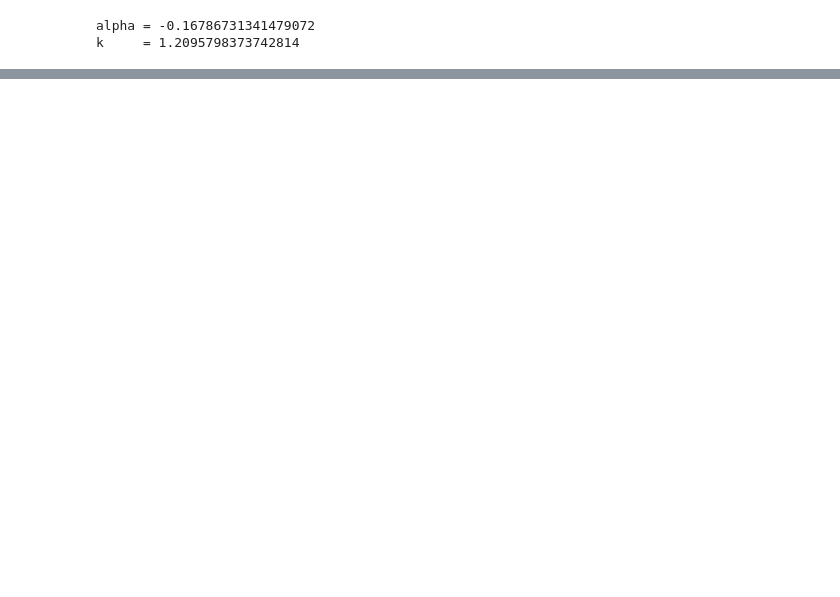
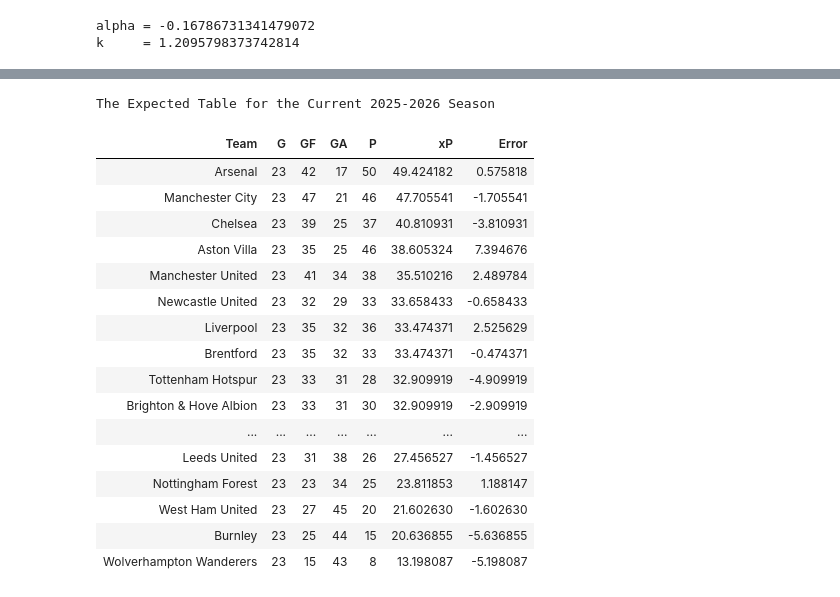
Before and after one commit to william-w-zhao/Modeling-Pythagorean-Expectation-for-the-Premier-League, a Jupyter notebook: Traditional Pythagorean Calculation.ipynb, the cells around one changed output, grey strips where cells are left out. Saved outputs shown, nothing was run; the diff lists cells and outputs as text; code cells hidden in the pictures; blank space fills up the shorter version.

```diff
--- a/Traditional Pythagorean Calculation.ipynb
+++ b/Traditional Pythagorean Calculation.ipynb
@@ -150,0 +149,42 @@ Bias: -2.385288148641097e-07
+# %%
+file_path = "premier_league_table_23.csv"
+
+# Load the latest version
+df = kagglehub.dataset_load(
+  KaggleDatasetAdapter.PANDAS,
+  "siddhrajthakor/premier-league-table-202526",
+  file_path,
+)[["Team", "Played", "Goals For", "Goals Against", "Points"]]
+
+currentSeason = df.rename(columns={
+    "Goals For": "GF",
+    "Goals Against": "GA",
+    "Played": "G",
+    "Points": "P"
+})
+
+currentSeason["xP"] = (c * currentSeason["GF"]**k / (c * currentSeason["GF"]**k + currentSeason["GA"]**k)) * 3 * currentSeason["G"]
+currentSeason["Error"] = currentSeason["P"] - currentSeason["xP"]
+currentSeason = currentSeason.sort_values("xP", ascending=False)
+
+print("\nThe Expected Table for the Current 2025-2026 Season\n")
+display(currentSeason.style.hide(axis="index"))
+# %% [output]
+The Expected Table for the Current 2025-2026 Season
+| Team | G | GF | GA | P | xP | Error |
+| Arsenal | 23 | 42 | 17 | 50 | 49.424182 | 0.575818 |
+| Manchester City | 23 | 47 | 21 | 46 | 47.705541 | -1.705541 |
+| Chelsea | 23 | 39 | 25 | 37 | 40.810931 | -3.810931 |
+| Aston Villa | 23 | 35 | 25 | 46 | 38.605324 | 7.394676 |
+| Manchester United | 23 | 41 | 34 | 38 | 35.510216 | 2.489784 |
+| Newcastle United | 23 | 32 | 29 | 33 | 33.658433 | -0.658433 |
+| Liverpool | 23 | 35 | 32 | 36 | 33.474371 | 2.525629 |
+| Brentford | 23 | 35 | 32 | 33 | 33.474371 | -0.474371 |
+| Tottenham Hotspur | 23 | 33 | 31 | 28 | 32.909919 | -4.909919 |
+| Brighton & Hove Albion | 23 | 33 | 31 | 30 | 32.909919 | -2.909919 |
+| ... | ... | ... | ... | ... | ... | ... |
+| Leeds United | 23 | 31 | 38 | 26 | 27.456527 | -1.456527 |
+| Nottingham Forest | 23 | 23 | 34 | 25 | 23.811853 | 1.188147 |
+| West Ham United | 23 | 27 | 45 | 20 | 21.602630 | -1.602630 |
+| Burnley | 23 | 25 | 44 | 15 | 20.636855 | -5.636855 |
+| Wolverhampton Wanderers | 23 | 15 | 43 | 8 | 13.198087 | -5.198087 |
```
Also changed, not shown: parts of 5 cells of this notebook, 1 other file.
